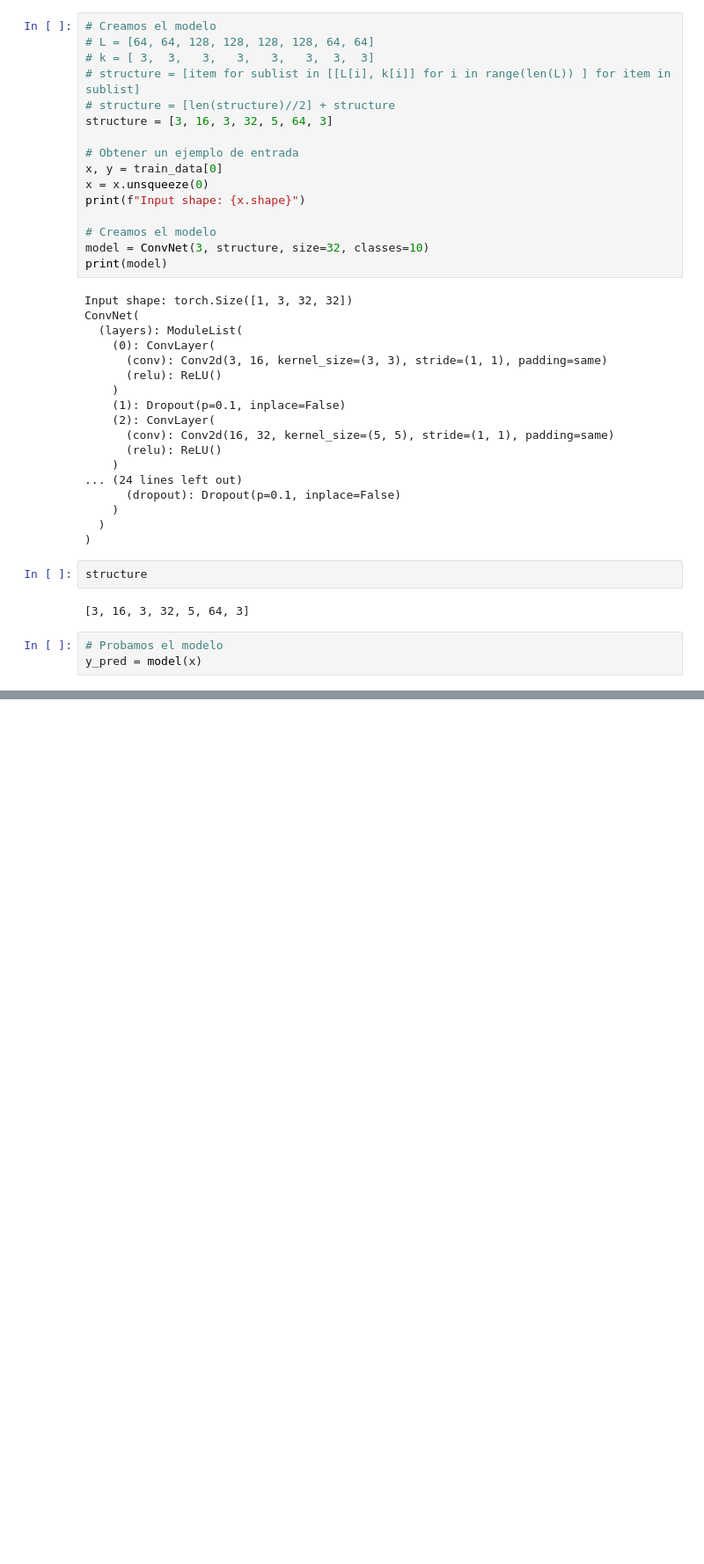
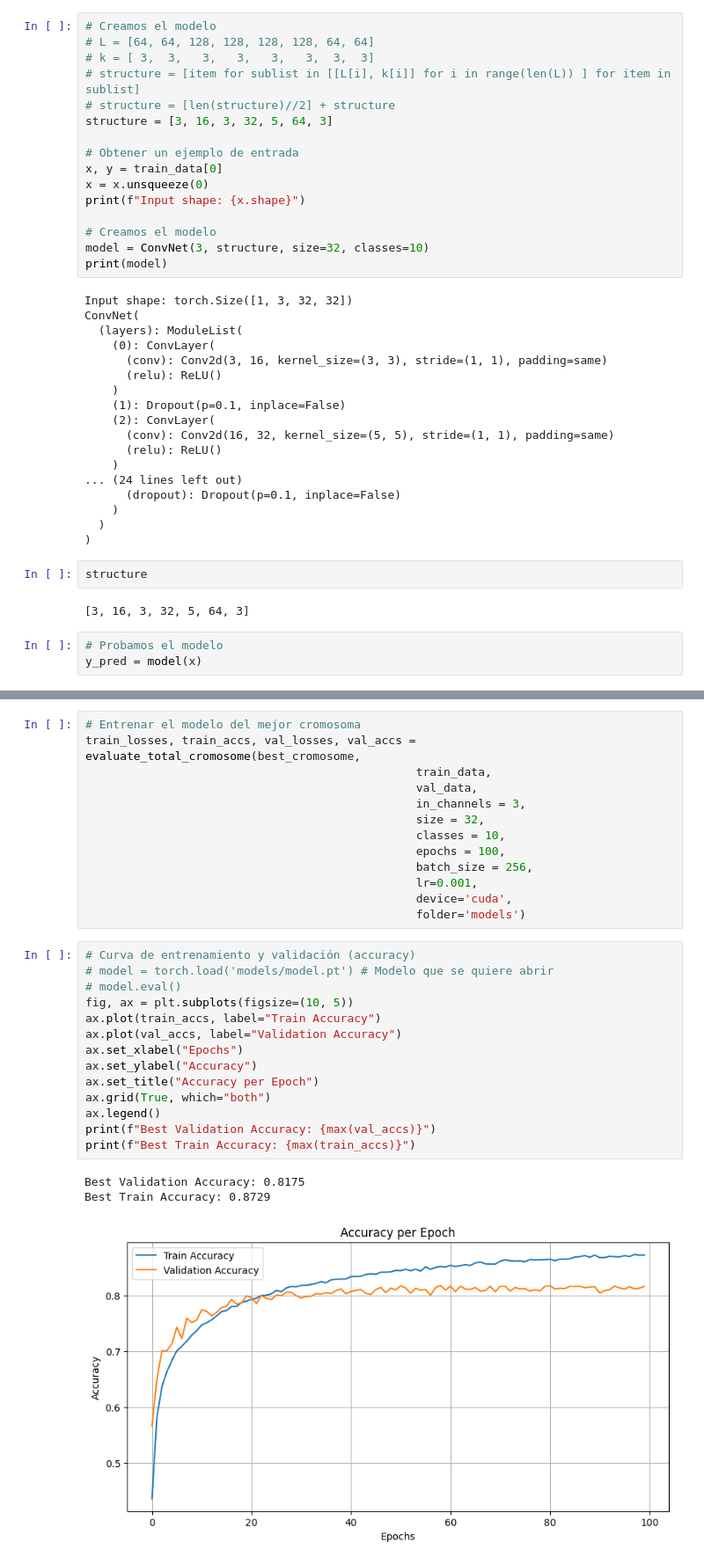
Before and after one commit to M4thinking/Genetic-Algorithms, a Jupyter notebook: project/eda-cifar-mnist.ipynb, the cells around one changed output, grey strips where cells are left out. Shown at 88% size. Saved outputs shown, nothing was run; the diff lists cells and outputs as text; blank space fills up the shorter version.

```diff
--- a/project/eda-cifar-mnist.ipynb
+++ b/project/eda-cifar-mnist.ipynb
@@ -640,0 +550,31 @@ best_cromosome
+# %%
+# Entrenar el modelo del mejor cromosoma
+train_losses, train_accs, val_losses, val_accs = evaluate_total_cromosome(best_cromosome,
+                                                train_data,
+                                                val_data,
+                                                in_channels = 3,
+                                                size = 32,
+                                                classes = 10,
+                                                epochs = 100,
+                                                batch_size = 256,
+                                                lr=0.001,
+                                                device='cuda',
+                                                folder='models')
+# %%
+# Curva de entrenamiento y validación (accuracy)
+# model = torch.load('models/model.pt') # Modelo que se quiere abrir
+# model.eval()
+fig, ax = plt.subplots(figsize=(10, 5))
+ax.plot(train_accs, label="Train Accuracy")
+ax.plot(val_accs, label="Validation Accuracy")
+ax.set_xlabel("Epochs")
+ax.set_ylabel("Accuracy")
+ax.set_title("Accuracy per Epoch")
+ax.grid(True, which="both")
+ax.legend()
+print(f"Best Validation Accuracy: {max(val_accs)}")
+print(f"Best Train Accuracy: {max(train_accs)}")
+# %% [output]
+Best Validation Accuracy: 0.8175
+Best Train Accuracy: 0.8729
+[figure, added]
```
Also changed, not shown: parts of 13 cells of this notebook, 1 other file.
